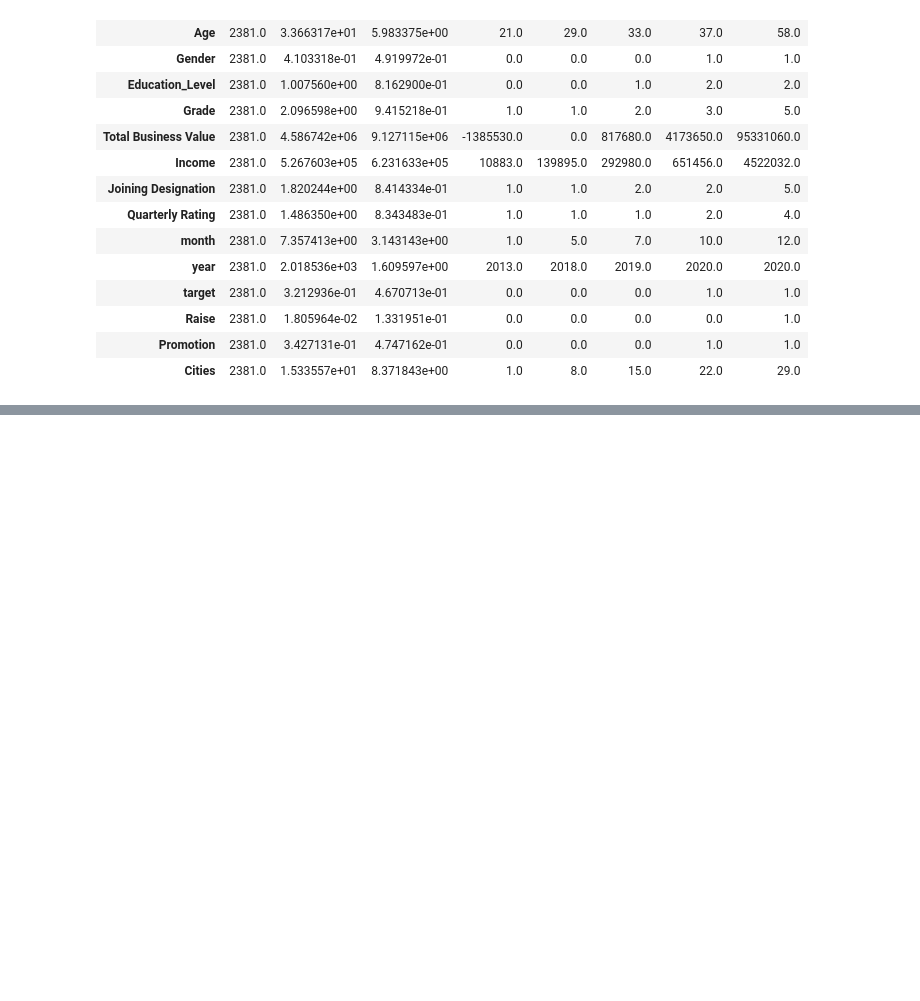
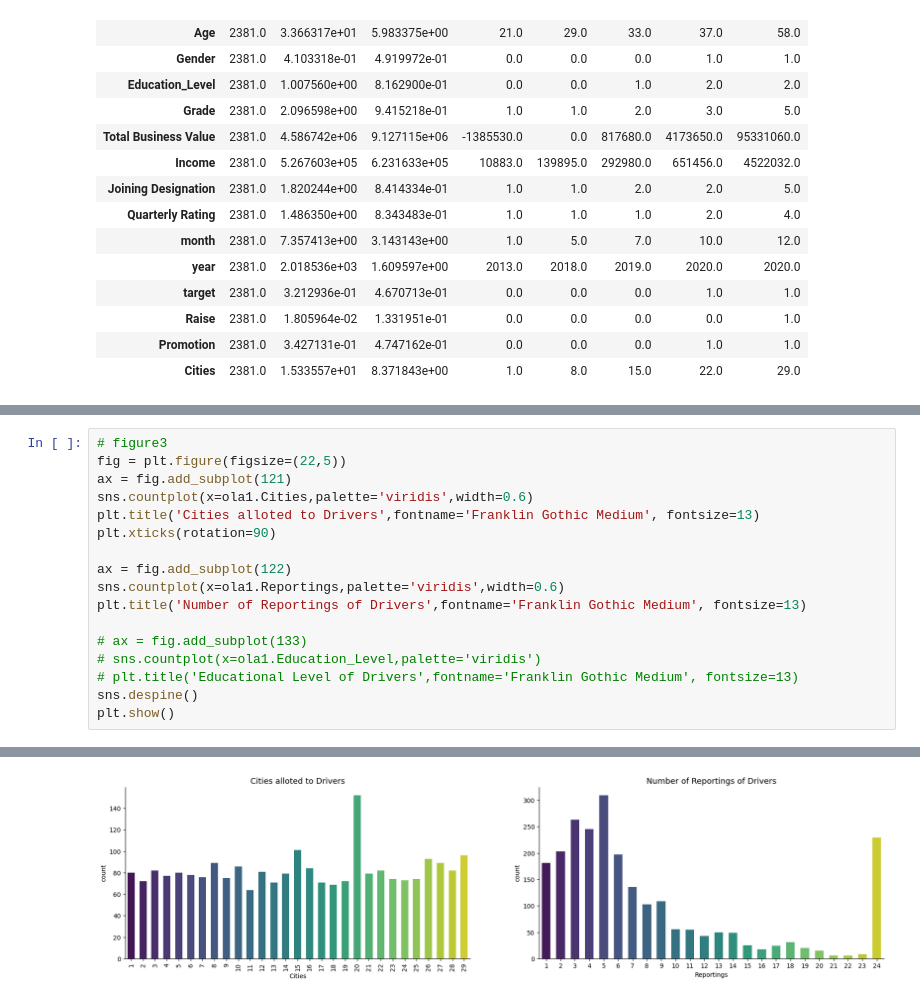
Before and after one commit to sr606/Machine_Learning_CaseStudies, a Jupyter notebook: OLA_Ensemble_Learning.ipynb, the cells around one changed output, grey strips where cells are left out. Cells and saved outputs as stored; diff of their text form; blank space fills up the shorter version.

```diff
--- a/OLA_Ensemble_Learning.ipynb
+++ b/OLA_Ensemble_Learning.ipynb
@@ -369,0 +427,18 @@ ola1.describe().T
+# %%
+# figure3
+fig = plt.figure(figsize=(22,5))
+ax = fig.add_subplot(121)
+sns.countplot(x=ola1.Cities,palette='viridis',width=0.6)
+plt.title('Cities alloted to Drivers',fontname='Franklin Gothic Medium', fontsize=13)
+plt.xticks(rotation=90)
+
+ax = fig.add_subplot(122)
+sns.countplot(x=ola1.Reportings,palette='viridis',width=0.6)
+plt.title('Number of Reportings of Drivers',fontname='Franklin Gothic Medium', fontsize=13)
+
+# ax = fig.add_subplot(133)
+# sns.countplot(x=ola1.Education_Level,palette='viridis')
+# plt.title('Educational Level of Drivers',fontname='Franklin Gothic Medium', fontsize=13)
+sns.despine()
+plt.show()
+# %% [output]
@@ -369,0 +453 @@ ola1.describe().T
+[figure, added]
```
Also changed, not shown: parts of 34 cells of this notebook.
